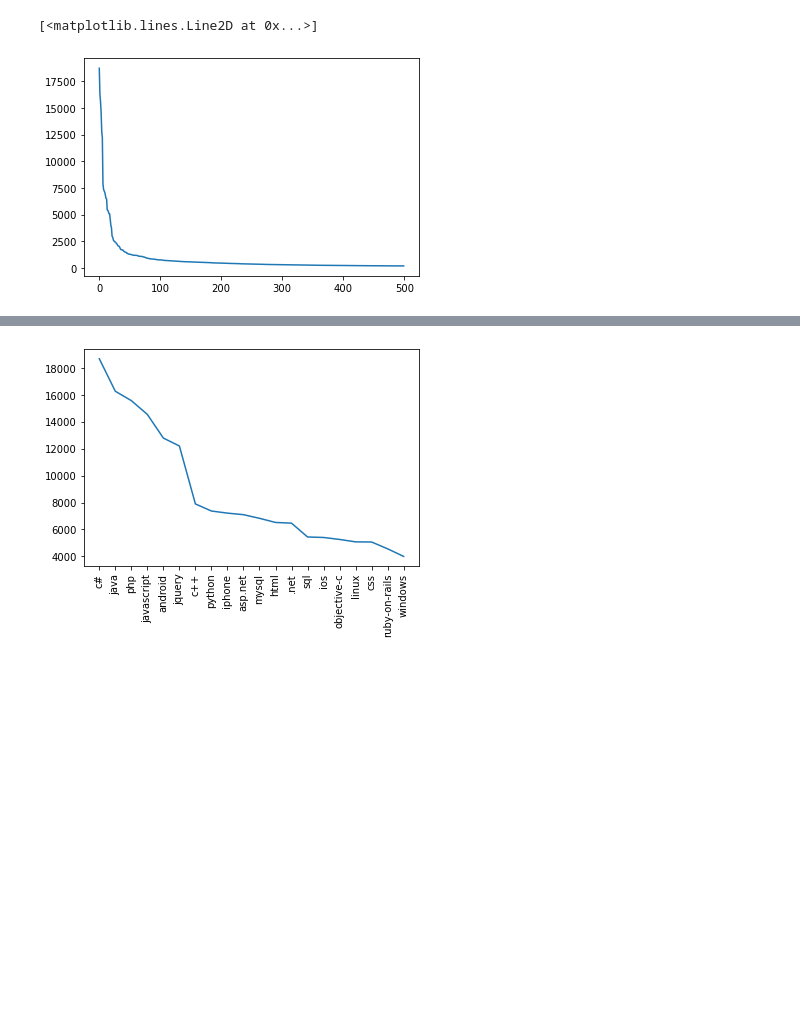
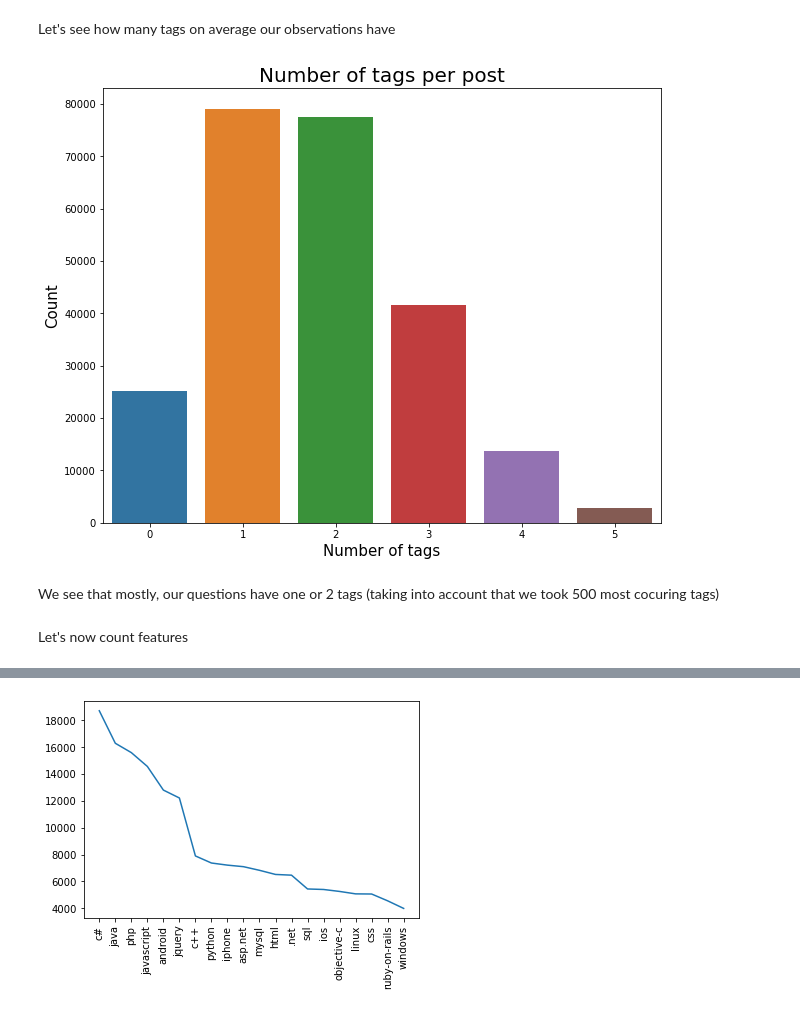
Before and after one commit to wprazuch/stack-overflow-tags, a Jupyter notebook: notebook.ipynb, the cells around one changed output, grey strips where cells are left out. Cells and saved outputs as stored; diff of their text form; code cells hidden in the pictures; blank space fills up the shorter version.

```diff
--- a/notebook.ipynb
+++ b/notebook.ipynb
@@ -91,0 +107,18 @@ count = count.tolist()[0]
+# %% [markdown]
+Let's see how many tags on average our observations have
+# %%
+count = labels_transformed.sum(axis=1)
+count = count.flatten().tolist()[0]
+# %%
+plt.figure(figsize=(10, 8))
+sns.countplot(count)
+plt.xlabel('Number of tags', fontsize=15)
+plt.ylabel('Count', fontsize=15)
+plt.title("Number of tags per post", fontsize=20)
+plt.show()
+# %% [output]
+[figure, added]
+# %% [markdown]
+We see that mostly, our questions have one or 2 tags (taking into account that we took 500 most cocuring tags)
+# %% [markdown]
+Let's now count features
@@ -98,5 +131,0 @@ import matplotlib.pyplot as plt
-# %%
-plt.plot(list(mapping.values())[:500])
-# %% [output]
-[<matplotlib.lines.Line2D at 0x...>]
-[figure, removed]
```
Also changed, not shown: parts of 72 cells of this notebook.
